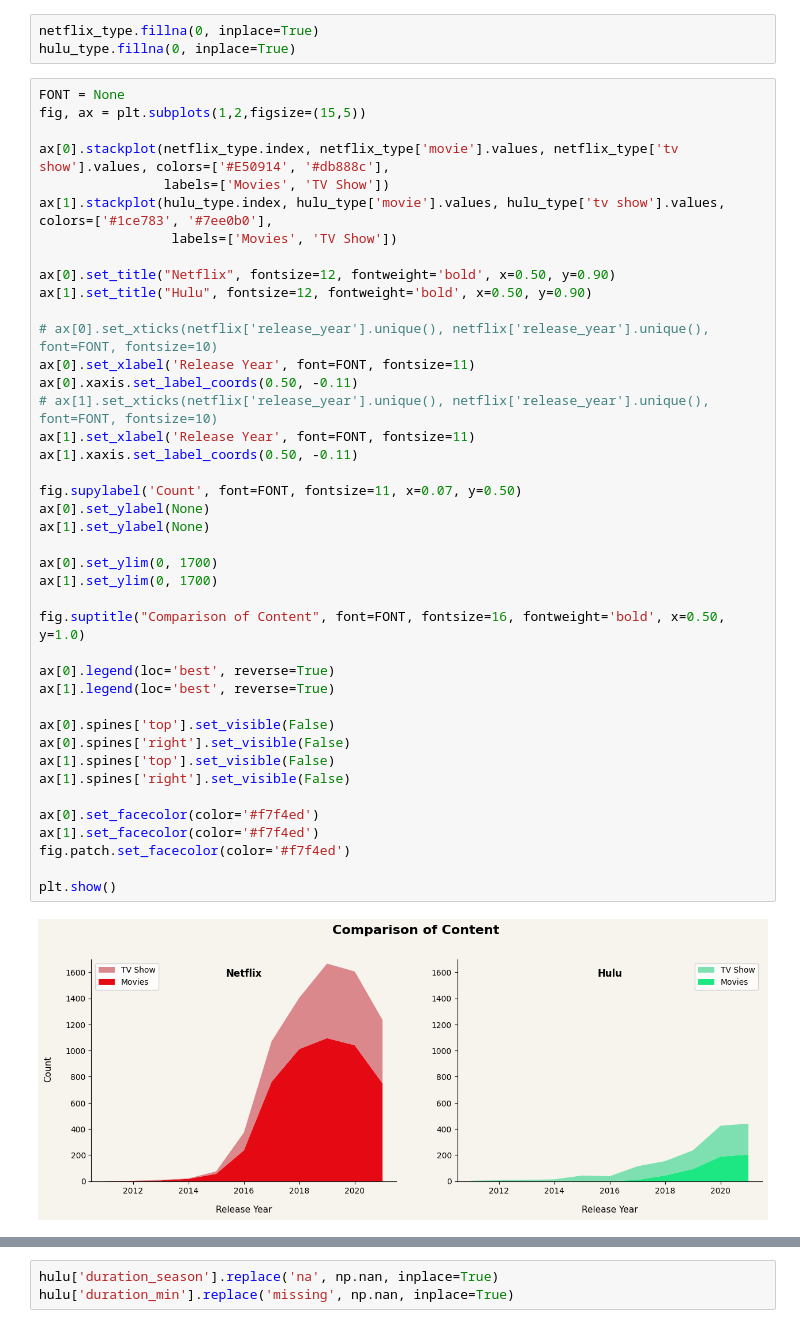
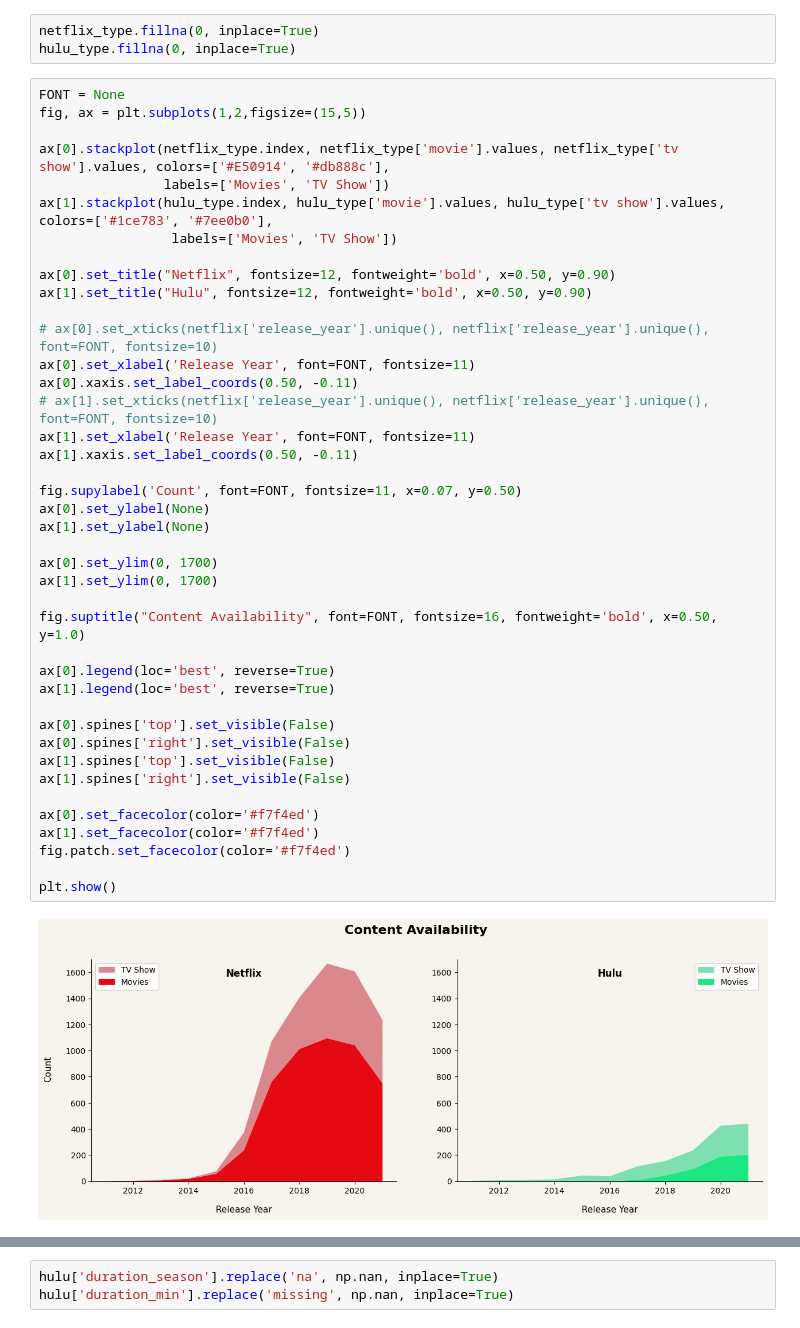
Before and after one commit to RickyMiura/Netflix-Hulu-EDA, a Jupyter notebook: plotting_gopi.ipynb, the cells around one changed output, grey strips where cells are left out. Drawn from its saved outputs; the diff is of its cells as text.

```diff
--- a/plotting_gopi.ipynb
+++ b/plotting_gopi.ipynb
@@ -75,32 +75,32 @@ ax[1].set_title("Hulu", fontsize=12, fontweight='bold', x=0.50, y=0.90)
 
 # ax[0].set_xticks(netflix['release_year'].unique(), netflix['release_year'].unique(), font=FONT, fontsize=10)
 ax[0].set_xlabel('Release Year', font=FONT, fontsize=11)
 ax[0].xaxis.set_label_coords(0.50, -0.11)
 # ax[1].set_xticks(netflix['release_year'].unique(), netflix['release_year'].unique(), font=FONT, fontsize=10)
 ax[1].set_xlabel('Release Year', font=FONT, fontsize=11)
 ax[1].xaxis.set_label_coords(0.50, -0.11)
 
 fig.supylabel('Count', font=FONT, fontsize=11, x=0.07, y=0.50)
 ax[0].set_ylabel(None)
 ax[1].set_ylabel(None)
 
 ax[0].set_ylim(0, 1700)
 ax[1].set_ylim(0, 1700)
 
-fig.suptitle("Comparison of Content", font=FONT, fontsize=16, fontweight='bold', x=0.50, y=1.0)
+fig.suptitle("Content Availability", font=FONT, fontsize=16, fontweight='bold', x=0.50, y=1.0)
 
 ax[0].legend(loc='best', reverse=True)
 ax[1].legend(loc='best', reverse=True)
 
 ax[0].spines['top'].set_visible(False)
 ax[0].spines['right'].set_visible(False)
 ax[1].spines['top'].set_visible(False)
 ax[1].spines['right'].set_visible(False)
 
 ax[0].set_facecolor(color='#f7f4ed')
 ax[1].set_facecolor(color='#f7f4ed')
 fig.patch.set_facecolor(color='#f7f4ed')
 
 plt.show()
 # %% [output]
-[figure, old version]
+[figure, new version]
```
Also changed, not shown: parts of 10 cells of this notebook, 3 other files.
